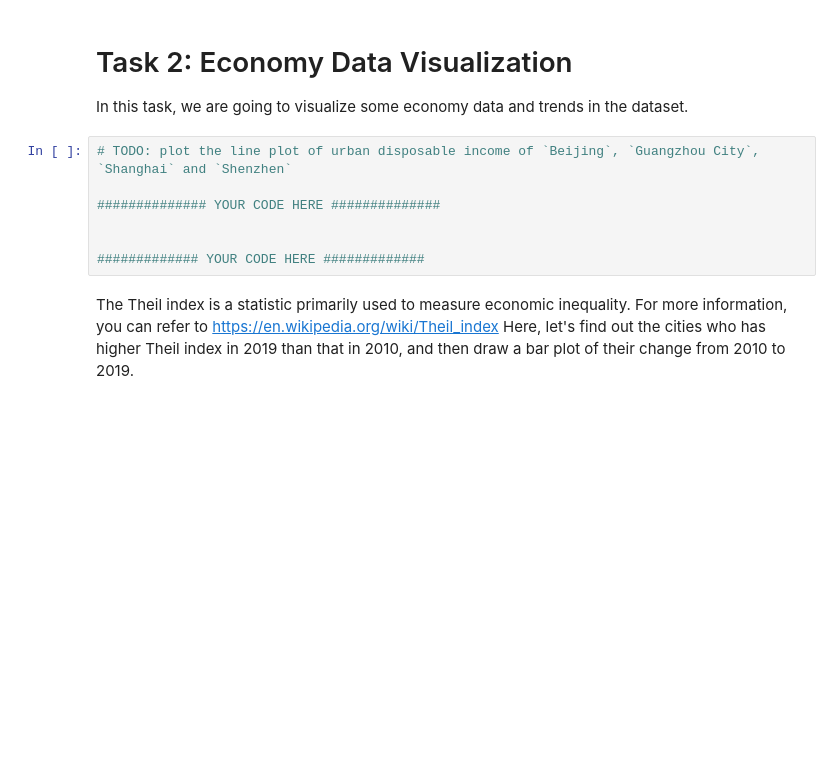
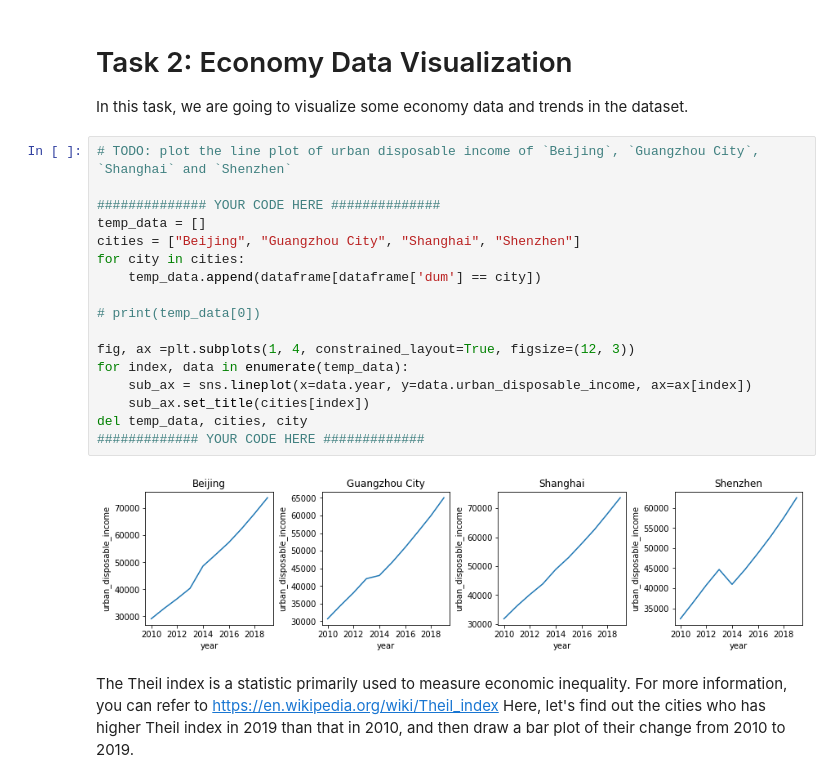
Before and after one commit to Sustech-yx/CS112, a Jupyter notebook: Final Assignment/Part1_plotting/Econ-Visualization.ipynb, the cells around one changed output. Cells and saved outputs as stored; diff of their text form; blank space fills up the shorter version.

```diff
--- a/Final Assignment/Part1_plotting/Econ-Visualization.ipynb
+++ b/Final Assignment/Part1_plotting/Econ-Visualization.ipynb
@@ -86,13 +107,25 @@ print(f"The most successful city is {cities[idx]}, the urbanization rate improve
 # Task 2: Economy Data Visualization
 
 In this task, we are going to visualize some economy data and trends in the dataset.
-# %%
-# TODO: plot the line plot of urban disposable income of `Beijing`, `Guangzhou City`, `Shanghai` and `Shenzhen`
-
-############## YOUR CODE HERE ##############
-
-
-############# YOUR CODE HERE #############
+# %%
+# TODO: plot the line plot of urban disposable income of `Beijing`, `Guangzhou City`, `Shanghai` and `Shenzhen`
+
+############## YOUR CODE HERE ##############
+temp_data = []
+cities = ["Beijing", "Guangzhou City", "Shanghai", "Shenzhen"]
+for city in cities:
+    temp_data.append(dataframe[dataframe['dum'] == city])
+
+# print(temp_data[0])
+
+fig, ax =plt.subplots(1, 4, constrained_layout=True, figsize=(12, 3))
+for index, data in enumerate(temp_data):
+    sub_ax = sns.lineplot(x=data.year, y=data.urban_disposable_income, ax=ax[index])
+    sub_ax.set_title(cities[index])
+del temp_data, cities, city
+############# YOUR CODE HERE #############
+# %% [output]
+[figure, added]
 # %% [markdown]
 The Theil index is a statistic primarily used to measure economic inequality. For more information, you can refer to https://en.wikipedia.org/wiki/Theil_index
 Here, let's find out the cities who has higher Theil index in 2019 than that in 2010, and then draw a bar plot of their change from 2010 to 2019.
```
Also changed, not shown: parts of 4 cells of this notebook.
